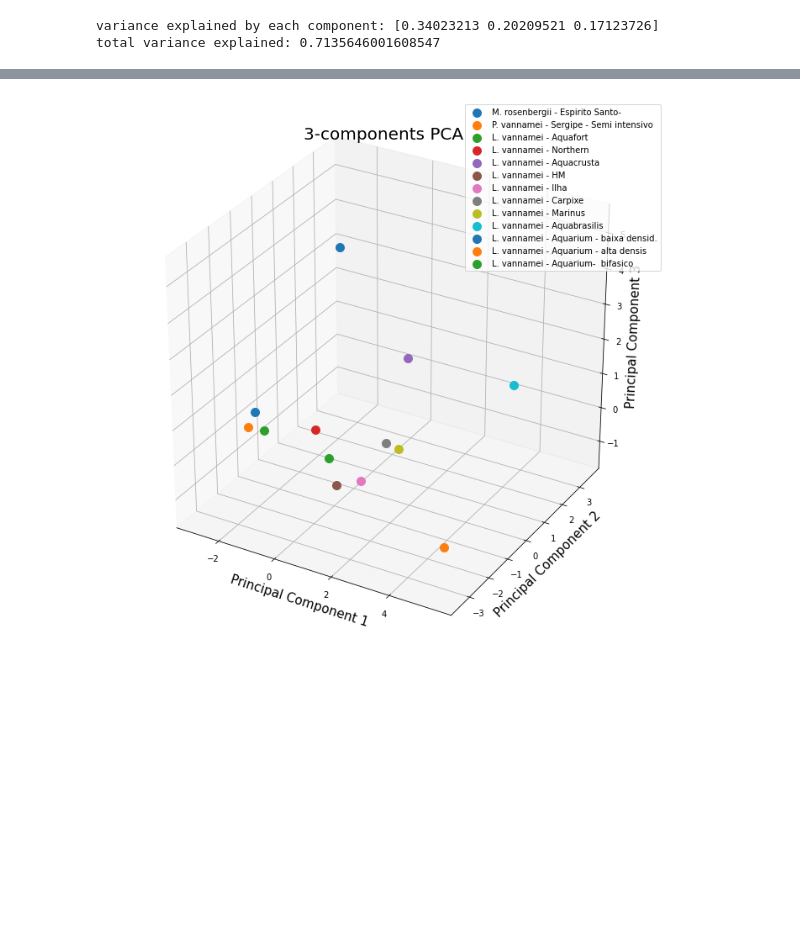
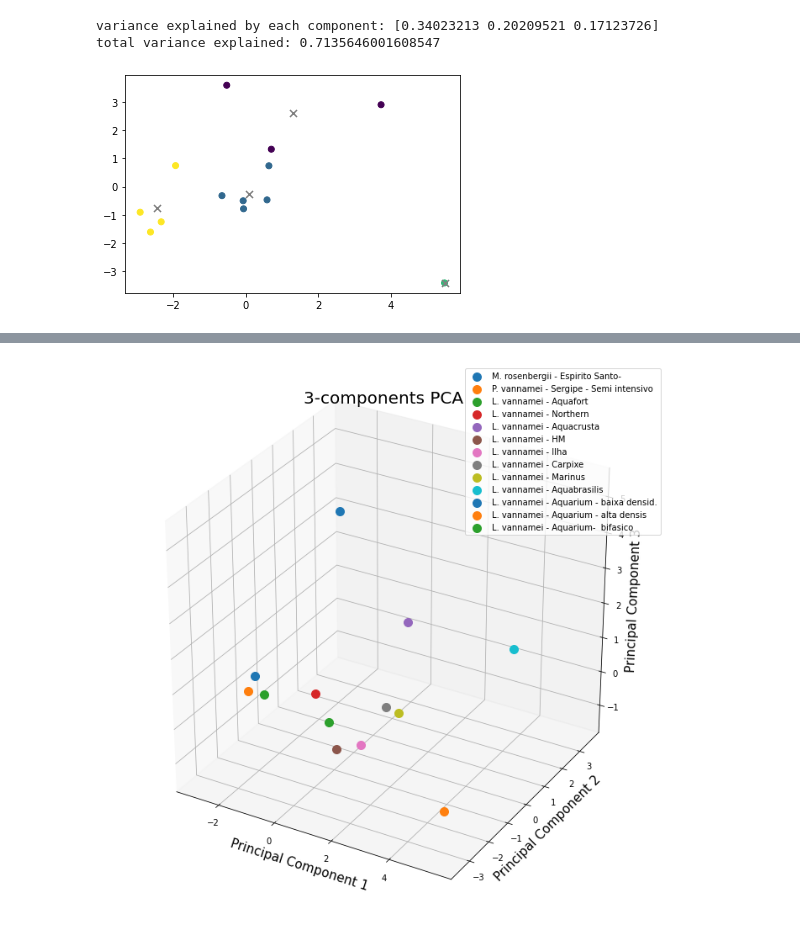
Before and after one commit to christianadriano/PCA_AquacultureSystem, a Jupyter notebook: PCA_KMeans_Environment_Carcinicultura.ipynb, the cells around one changed output, grey strips where cells are left out. Drawn from its saved outputs; the diff is of its cells as text; code cells hidden in the pictures; blank space fills up the shorter version.

```diff
--- a/PCA_KMeans_Environment_Carcinicultura.ipynb
+++ b/PCA_KMeans_Environment_Carcinicultura.ipynb
@@ -168,3 +168,22 @@ print("total variance explained:", sum(variance_list))
 # %% [output]
 variance explained by each component: [0.34023213 0.20209521 0.17123726]
 total variance explained: 0.7135646001608547
+# %%
+#principal components for each indicador
+#print(principalComponents)
+#print(targets)
+df_clustering = pd.DataFrame({'cultivo': targets,  'pc1':list(principalComponents[:,0]), 'pc2': list(principalComponents[:,1])}, columns=['cultivo', 'pc1','pc2'])
+#df_clustering
+# %%
+#Find clusters
+from sklearn.cluster import KMeans
+#4 clusters
+model = KMeans(4)
+model.fit(df_clustering.iloc[:,1:3])
+#print(model.cluster_centers_)
+
+#Plot clusters
+plt.scatter(df_clustering.iloc[:,1],df_clustering.iloc[:,2], c=model.labels_.astype(float));
+plt.scatter(model.cluster_centers_[:,0], model.cluster_centers_[:,1], s=50, marker='x', color="grey"); # Show the
+# %% [output]
+[figure, added]
```
Also changed, not shown: parts of 22 cells of this notebook.
